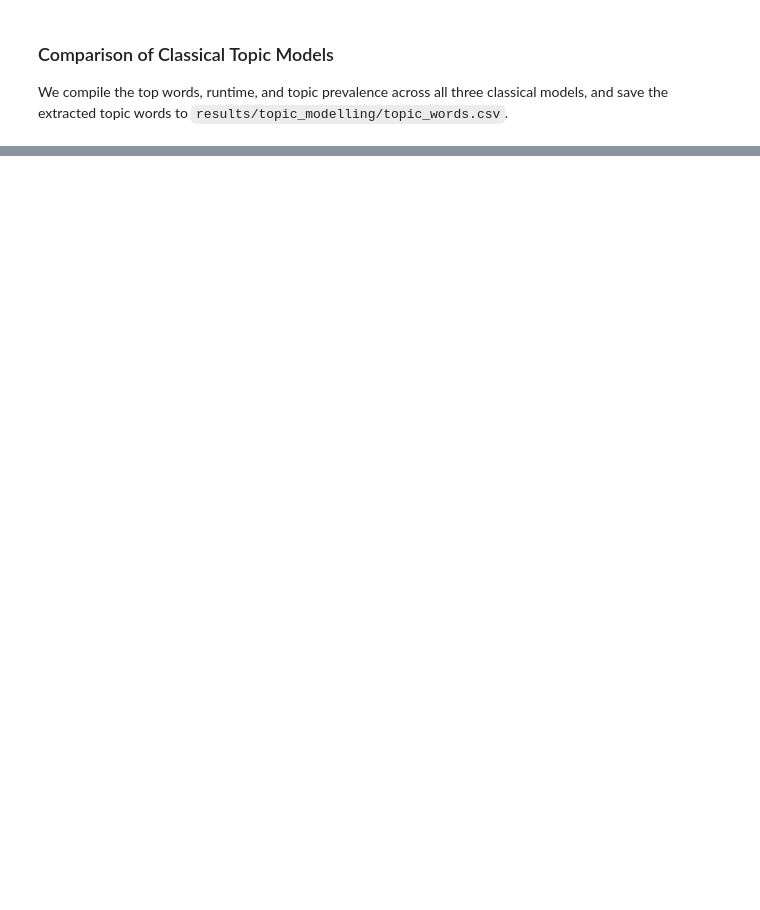
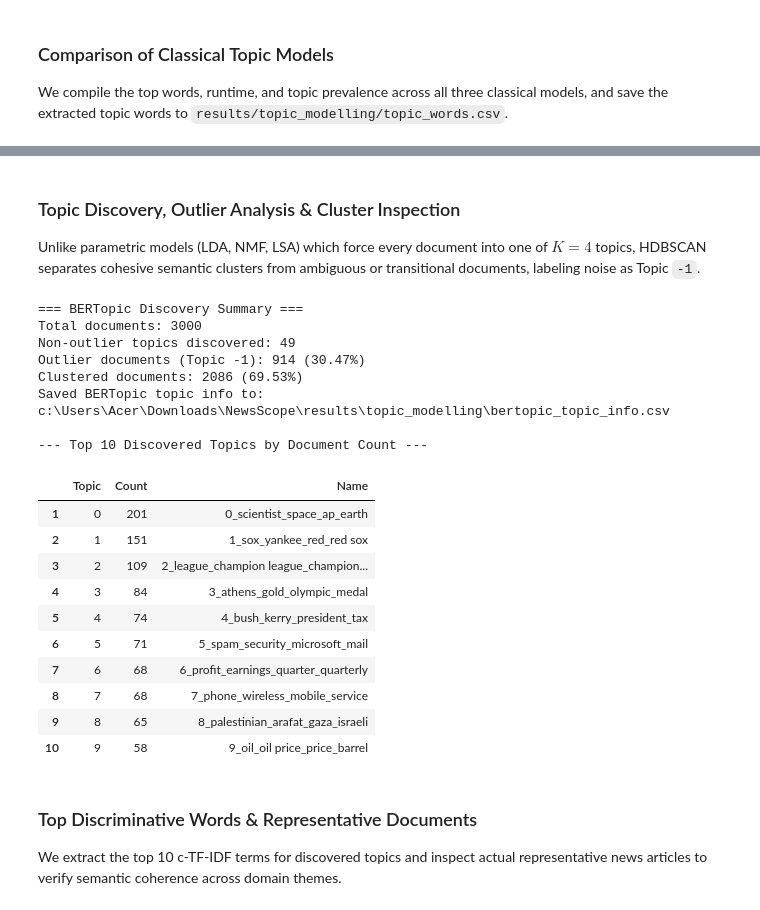
Before and after one commit to Yiyoyu/NewsScope, a Jupyter notebook: notebooks/05_topic_modelling.ipynb, the cells around one changed output, grey strips where cells are left out. Drawn from its saved outputs; the diff is of its cells as text; code cells hidden in the pictures; blank space fills up the shorter version.

```diff
--- a/notebooks/05_topic_modelling.ipynb
+++ b/notebooks/05_topic_modelling.ipynb
@@ -415,0 +516,47 @@ The classical models in Stage B provide a solid baseline against which BERTopic'
+# %% [markdown]
+### Topic Discovery, Outlier Analysis & Cluster Inspection
+Unlike parametric models (LDA, NMF, LSA) which force every document into one of $K=4$ topics, HDBSCAN separates cohesive semantic clusters from ambiguous or transitional documents, labeling noise as Topic `-1`.
+# %%
+# 1. Topic discovery overview
+topic_info = topic_model.get_topic_info()
+total_topics_discovered = len(topic_info[topic_info['Topic'] != -1])
+outlier_count = int(topic_info.loc[topic_info['Topic'] == -1, 'Count'].values[0]) if -1 in topic_info['Topic'].values else 0
+outlier_pct = (outlier_count / len(documents)) * 100
+
+print("=== BERTopic Discovery Summary ===")
+print(f"Total documents: {len(documents)}")
+print(f"Non-outlier topics discovered: {total_topics_discovered}")
+print(f"Outlier documents (Topic -1): {outlier_count} ({outlier_pct:.2f}%)")
+print(f"Clustered documents: {len(documents) - outlier_count} ({100 - outlier_pct:.2f}%)")
+
+# Save detailed topic info table
+topic_info_path = results_dir / "bertopic_topic_info.csv"
+topic_info.to_csv(topic_info_path, index=False)
+print(f"Saved BERTopic topic info to: {topic_info_path}")
+
+# Display top 10 non-outlier topics by document volume
+print("\n--- Top 10 Discovered Topics by Document Count ---")
+display(topic_info[topic_info['Topic'] != -1].head(10)[['Topic', 'Count', 'Name']])
+# %% [output]
+=== BERTopic Discovery Summary ===
+Total documents: 3000
+Non-outlier topics discovered: 49
+Outlier documents (Topic -1): 914 (30.47%)
+Clustered documents: 2086 (69.53%)
+Saved BERTopic topic info to: c:\Users\Acer\Downloads\NewsScope\results\topic_modelling\bertopic_topic_info.csv
+
+--- Top 10 Discovered Topics by Document Count ---
+|  | Topic | Count | Name |
+| 1 | 0 | 201 | 0_scientist_space_ap_earth |
+| 2 | 1 | 151 | 1_sox_yankee_red_red sox |
+| 3 | 2 | 109 | 2_league_champion league_champion... |
+| 4 | 3 | 84 | 3_athens_gold_olympic_medal |
+| 5 | 4 | 74 | 4_bush_kerry_president_tax |
+| 6 | 5 | 71 | 5_spam_security_microsoft_mail |
+| 7 | 6 | 68 | 6_profit_earnings_quarter_quarterly |
+| 8 | 7 | 68 | 7_phone_wireless_mobile_service |
+| 9 | 8 | 65 | 8_palestinian_arafat_gaza_israeli |
+| 10 | 9 | 58 | 9_oil_oil price_price_barrel |
+# %% [markdown]
+### Top Discriminative Words & Representative Documents
+We extract the top 10 c-TF-IDF terms for discovered topics and inspect actual representative news articles to verify semantic coherence across domain themes.
```
Also changed, not shown: parts of 20 cells of this notebook, 26 other files.
